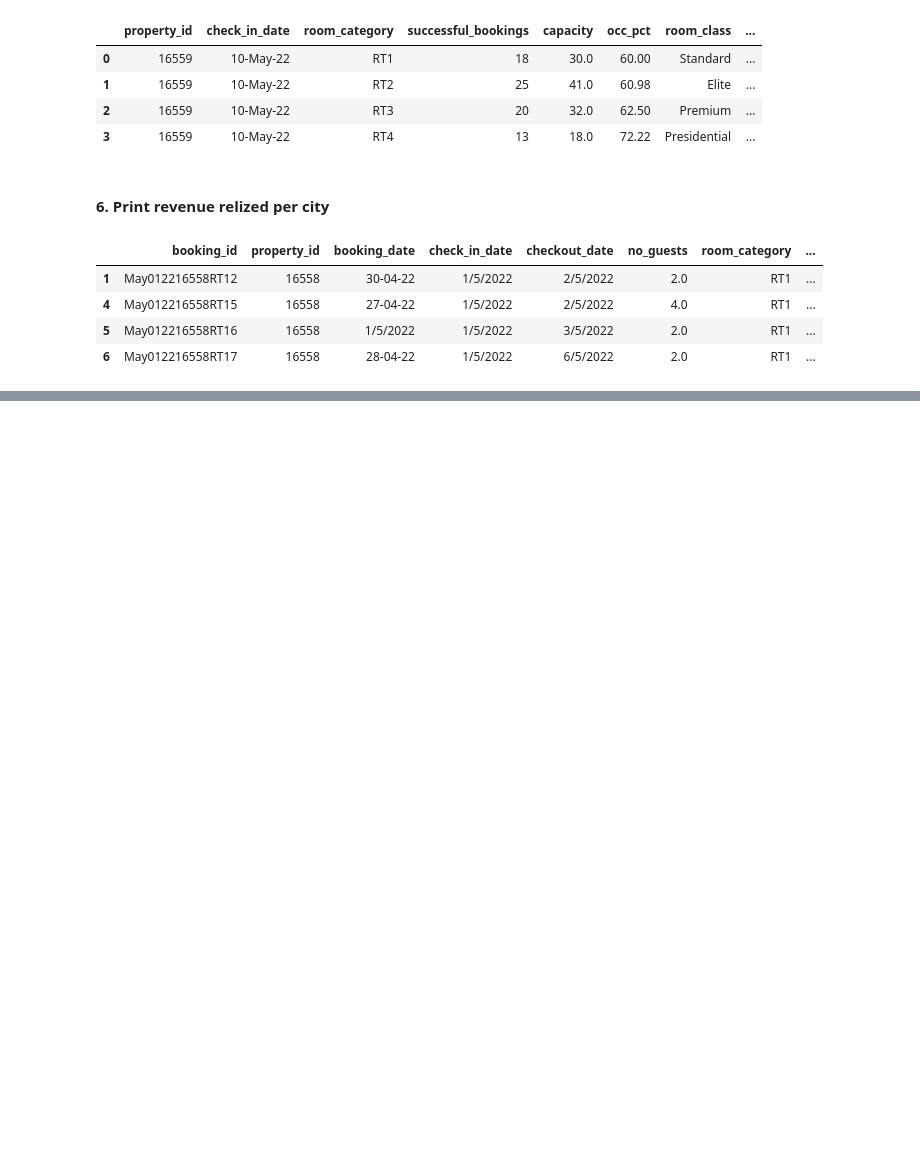
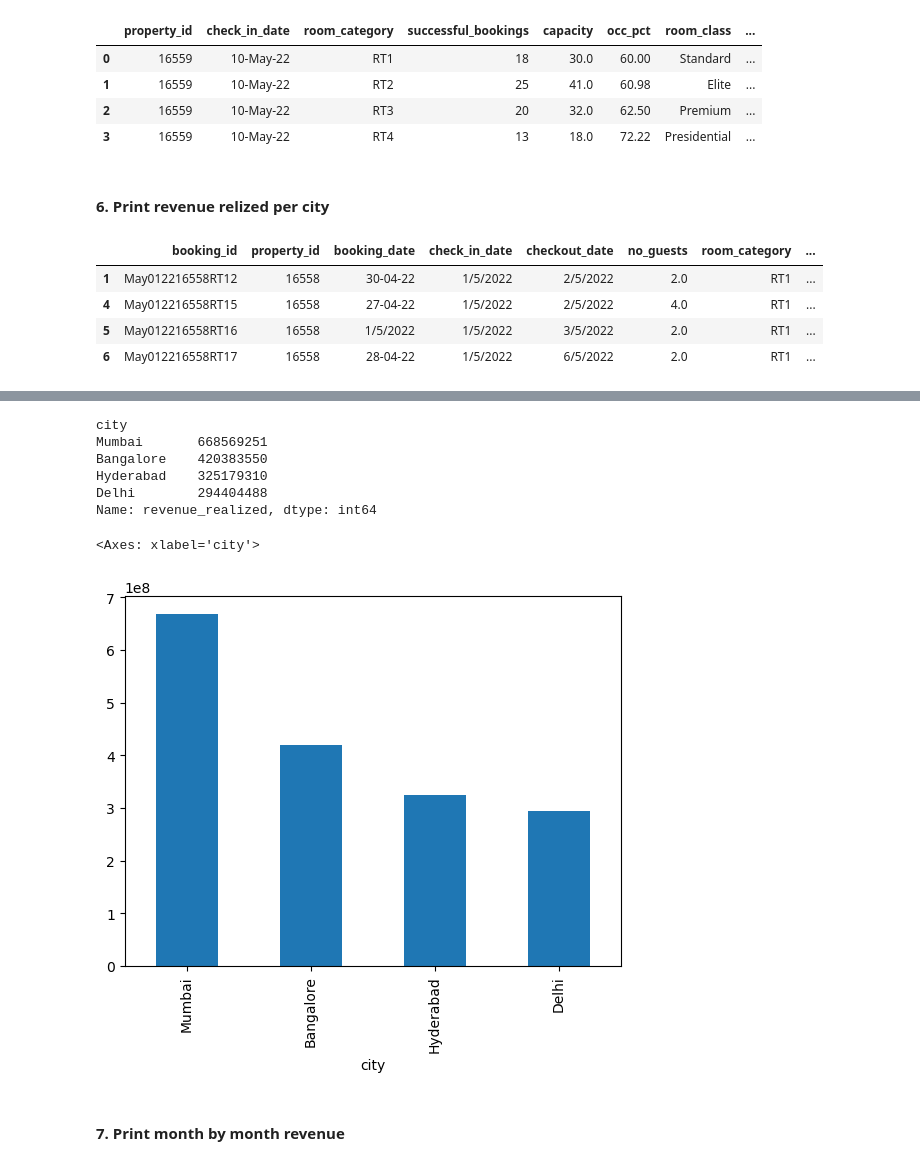
Before and after one commit to azeem932356/Hospitality-Revenue-Analysis, a Jupyter notebook: hospitality_analysis.ipynb, the cells around one changed output, grey strips where cells are left out. Drawn from its saved outputs; the diff is of its cells as text; code cells hidden in the pictures; blank space fills up the shorter version.

```diff
--- a/hospitality_analysis.ipynb
+++ b/hospitality_analysis.ipynb
@@ -687,0 +695,3 @@ df_bookings.head(4)
+# %%
+df_booking_all= pd.merge(df_bookings, df_hotels, on= "property_id")
+df_booking_all.head(4)
@@ -687,0 +704,17 @@ df_bookings.head(4)
+# %%
+# revenue relized per city
+df_booking_all.groupby("city")["revenue_realized"].sum().sort_values(ascending= False)
+# %% [output]
+city
+Mumbai       668569251
+Bangalore    420383550
+Hyderabad    325179310
+Delhi        294404488
+Name: revenue_realized, dtype: int64
+# %%
+df_booking_all.groupby("city")["revenue_realized"].sum().sort_values(ascending= False).plot(kind= "bar")
+# %% [output]
+<Axes: xlabel='city'>
+[figure, added]
+# %% [markdown]
+#### 7. Print month by month revenue
```
Also changed, not shown: parts of 16 cells of this notebook.
